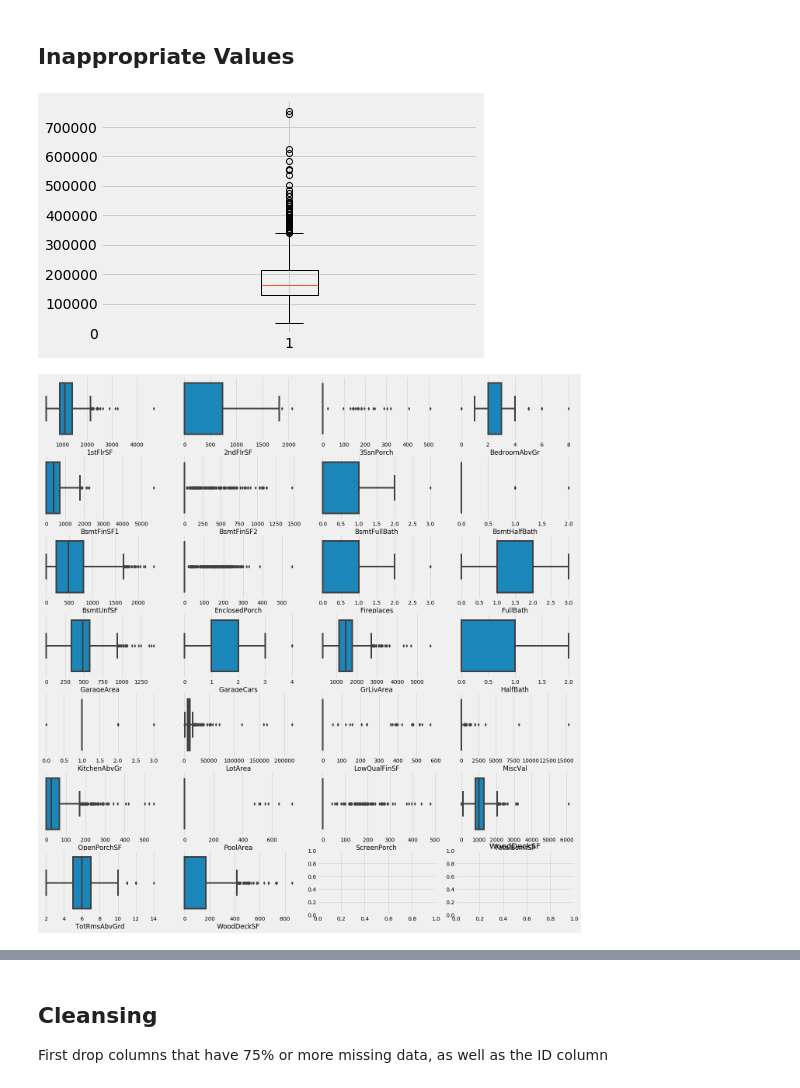
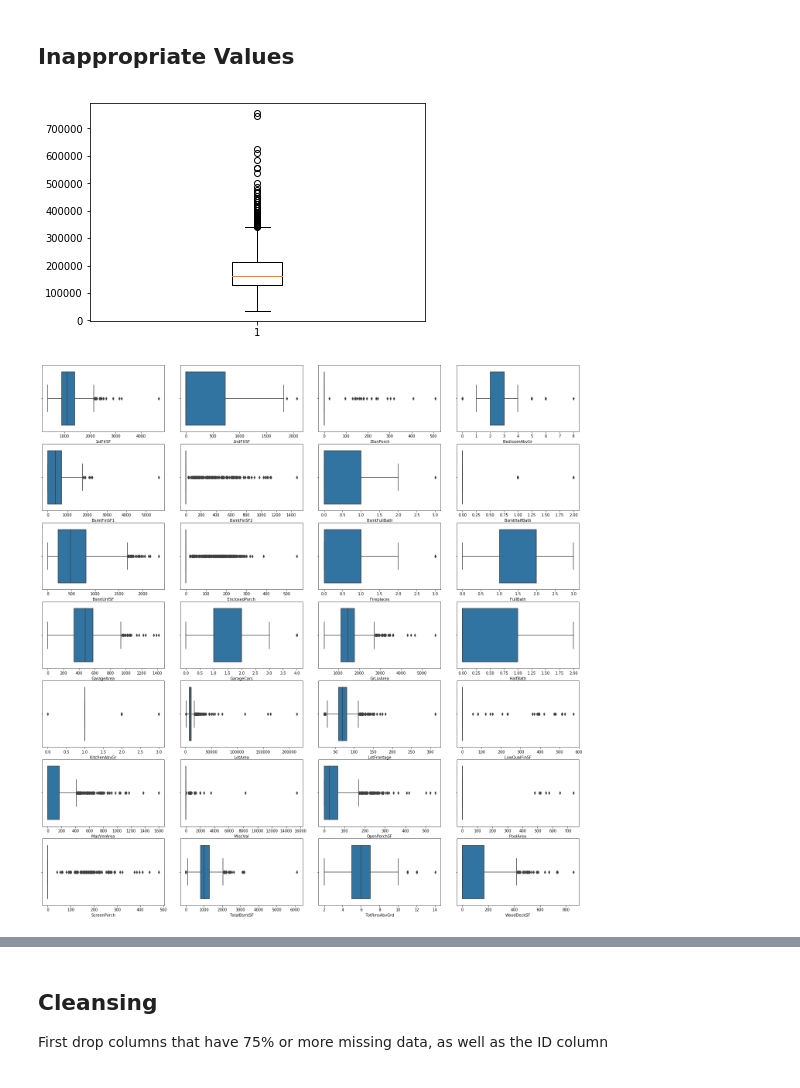
Before and after one commit to erstrong/BigDataSystemsandIntelligenceAnalytics, a Jupyter notebook: Assignment1/House Price Prediction.ipynb, the cells around one changed output, grey strips where cells are left out. Drawn from its saved outputs; the diff is of its cells as text; code cells hidden in the pictures.

```diff
--- a/Assignment1/House Price Prediction.ipynb
+++ b/Assignment1/House Price Prediction.ipynb
@@ -14,9 +14,18 @@ import pandas as pd
 import matplotlib.pylab as plt
 import seaborn as sns
 from matplotlib.pyplot import cm
-
-# Set formatting for matplotlib
-plt.style.use('fivethirtyeight')
+import scipy.stats as stats
+import numpy as np
+from sklearn.model_selection import KFold
+from sklearn.metrics import mean_squared_error,mean_absolute_error
+from math import sqrt
+from sklearn.ensemble import RandomForestRegressor
+from sklearn.model_selection import train_test_split
+from sklearn.metrics import accuracy_score
+from xgboost import XGBRegressor
+from sklearn.preprocessing import StandardScaler
+from sklearn.neural_network import MLPRegressor
+from sklearn.model_selection import GridSearchCV
 
 # Set max columns
 pd.set_option('display.max_columns', 100)
@@ -83,7 +96,7 @@ plt.close('all')
 plt.boxplot(data['SalePrice'])
 plt.show()
 # %% [output]
-[figure, old version]
+[figure, new version]
 # %%
 numeric = ['1stFlrSF','2ndFlrSF','3SsnPorch','BedroomAbvGr','BsmtFinSF1','BsmtFinSF2',
            'BsmtFullBath','BsmtHalfBath','BsmtUnfSF','EnclosedPorch','Fireplaces',
@@ -92,23 +105,15 @@ numeric = ['1stFlrSF','2ndFlrSF','3SsnPorch','BedroomAbvGr','BsmtFinSF1','BsmtFi
            'PoolArea','ScreenPorch','TotalBsmtSF','TotRmsAbvGrd','WoodDeckSF']
 # %%
 data_num = data[numeric]
-
-floats=['LotFrontage','MasVnrArea']
-data_float= data[floats]
-
-
-data_num.drop('LotFrontage', axis=1, inplace=True)
-data_num.drop('MasVnrArea', axis=1, inplace=True)
-
 
 plt.close('all')
 fig, axes = plt.subplots(7, 4, figsize=(20, 20))
 columns = list(data_num)
 plt.tight_layout()
 for i, ax in enumerate(fig.axes):
     if i < len(list(data_num)):
         sns.boxplot(x=data_num.columns[i], data=data_num, ax=ax)
-        plt.title(columns[i])
+
 plt.show()
 # %% [output]
-[figure, old version]
+[figure, new version]
```
Also changed, not shown: parts of 135 cells of this notebook, 2 other files.
